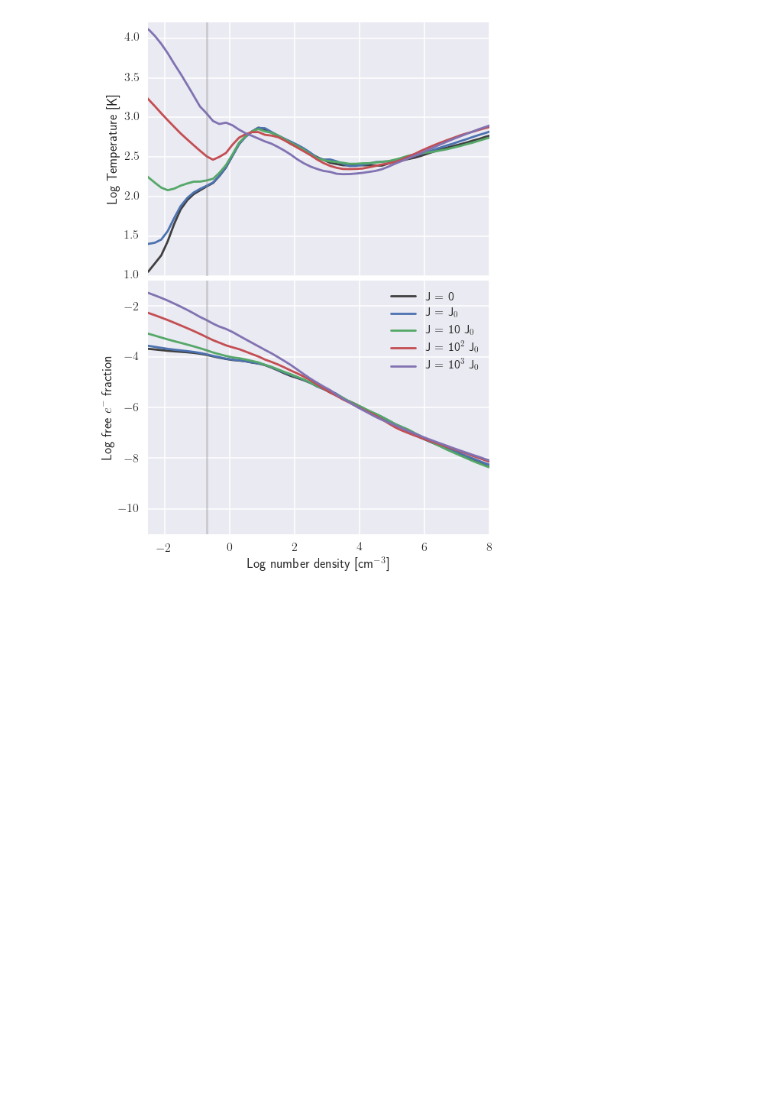
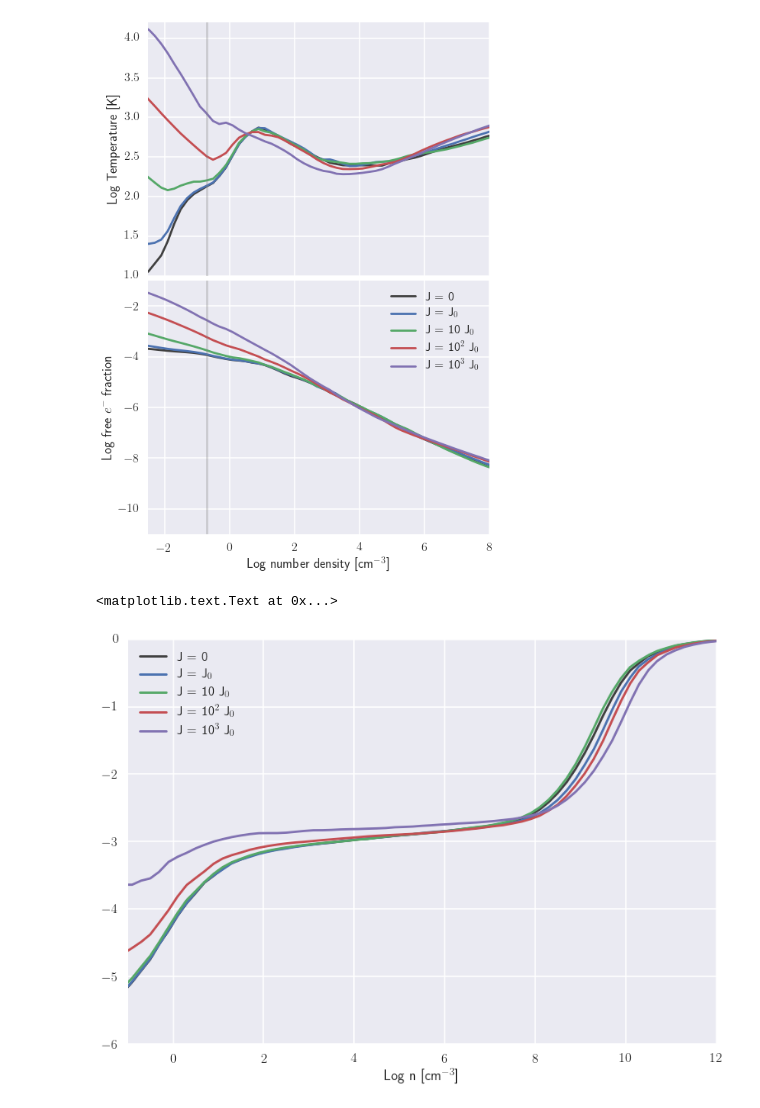
Before and after one commit to hummel/xray_notebooks, a Jupyter notebook: Phase Graphs.ipynb, the cells around one changed output. Drawn from its saved outputs; the diff is of its cells as text; code cells hidden in the pictures; blank space fills up the shorter version.

Commit message:
Added density-binned plots for all abundances tracked to Phase  Graphs.

```diff
--- a/Phase Graphs.ipynb
+++ b/Phase Graphs.ipynb
@@ -36,8 +36,8 @@ nsnap = [355, 306, 327, 271, 235]
 # %%
 snaps= {}
 for name, n, sim in zip(simlist, nsnap, sims):
-    s = sim.load_snapshot(n, 'ndensity', 'temp', 'particleIDs', 'electron_frac')
-    s.gas.cleanup('ndensity', 'temp', 'particleIDs', 'electron_frac')
+    s = sim.load_snapshot(n, 'ndensity', 'temp', 'particleIDs', 'electron_frac', 'abundances')
+    s.gas.cleanup('ndensity', 'temp', 'particleIDs', 'electron_frac', 'abundances')
     snaps[name] = s
 # %% [output]
 Turning on gas particle refinement.
@@ -59,8 +59,10 @@ Loading data...
 snapdata = {}
 for sim in simname.keys():
     snap = snaps[sim]
-    snapdata[sim] = pd.DataFrame(np.column_stack((snap.gas.particleIDs, snap.gas.ndensity, snap.gas.temp, snap.gas.electron_frac)),
-                               index=snap.gas.particleIDs, columns=['ID', 'ndensity', 'temp', 'efrac'])
+    snapdata[sim] = pd.DataFrame(np.column_stack((snap.gas.particleIDs, snap.gas.ndensity, snap.gas.temp,
+                                                  snap.gas.electron_frac, snap.gas.abundances)),
+                               index=snap.gas.particleIDs, columns=['ID', 'ndensity', 'temp', 'efrac',
+                                                                    'abH2', 'abHp', 'abDp', 'abHD', 'abHep', 'abHepp'])
     snap.gas.cleanup()
 # %%
 average = {}
@@ -146,3 +148,17 @@ f.subplots_adjust(hspace=0.02)
 f.savefig('figures/phase_diagrams/binned.png', bbox_inches='tight')
 # %% [output]
 [figure]
+# %%
+current_palette = sns.color_palette()[::-1]
+f,ax = plt.subplots()
+df = average['vanilla']
+ax.plot(df.logn, np.log10(2*df.abH2), color='.25', label=simname['vanilla'])
+for sim in simlist[1:]:
+    df = average[sim]
+    ax.plot(df.logn, np.log10(2*df.abH2), label=simname[sim])
+ax.legend(loc=0)
+ax.set_xlim(-1,12)
+ax.set_xlabel('Log n [cm$^{-3}$]')
+# %% [output]
+<matplotlib.text.Text at 0x...>
+[figure, added]
```
Also changed, not shown: parts of 5 cells of this notebook.
